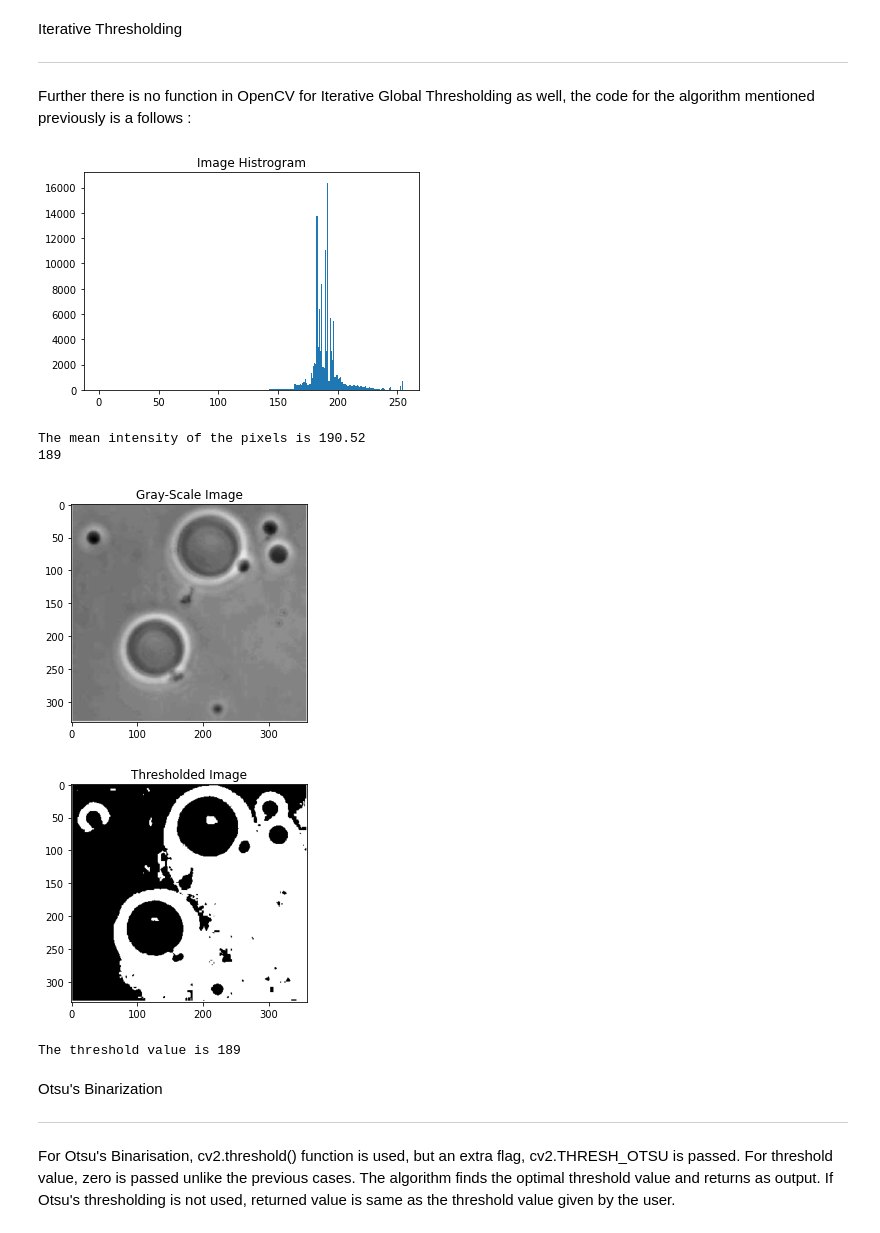
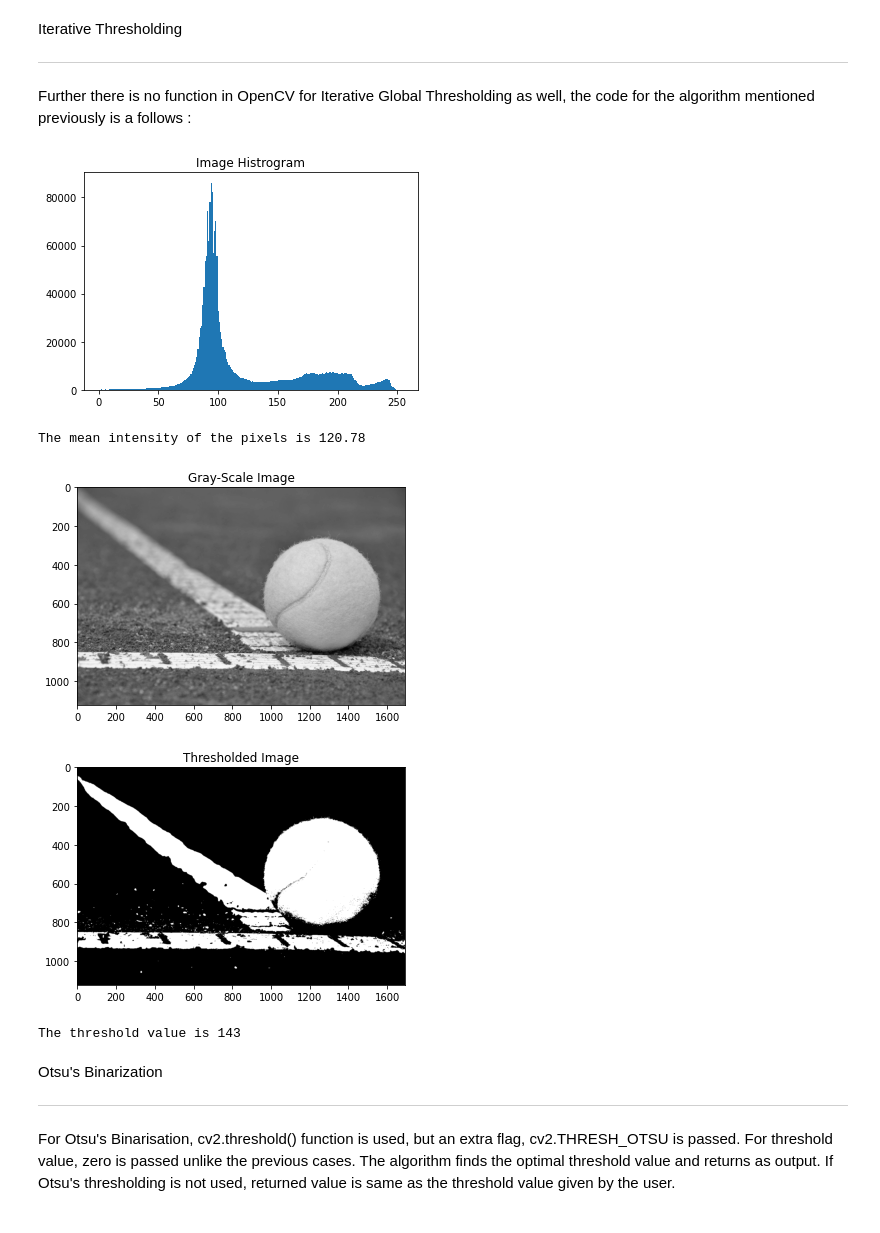
Before and after one commit to sgauthamr2001/cvi-session-1, a Jupyter notebook: notebooks/Thresholding.ipynb, the cells around one changed output. Cells and saved outputs as stored; diff of their text form; code cells hidden in the pictures.

```diff
--- a/notebooks/Thresholding.ipynb
+++ b/notebooks/Thresholding.ipynb
@@ -152,39 +169,37 @@ Iterative Thresholding
 
 Further there is no function in OpenCV for Iterative Global Thresholding as well, the code for the algorithm mentioned previously is a follows :
 # %%
-iter_gray = cv2.imread('cells_otsu.jpg',0)
+iter_gray = cv2.imread('ball.jpg',0)
 iter_hist = plt.hist(iter_gray.ravel(),256,[0,255])
 plt.title('Image Histrogram')
 plt.show()
 
 n = np.arange(256)
 iter_hist_n = iter_hist[0]*n
 T = np.sum(iter_hist_n)/np.sum(iter_hist[0])
 print('The mean intensity of the pixels is %.2f' % T)
 
 delta = 10
-while delta > 2 :
+while delta > 0.5 :
   M1    = np.sum(iter_hist_n[:int(T)-1])/np.sum(iter_hist[0][:int(T)-1])
   M2    = np.sum(iter_hist_n[int(T):])/np.sum(iter_hist[0][int(T):])
   delta = abs(T-0.5*(M1+M2))
   T     = int((M1 + M2)/2)
-  print(T)
 _,iter_th = cv2.threshold(iter_gray,T,255,cv2.THRESH_BINARY)
 
 plt.imshow(iter_gray,'gray')
 plt.title('Gray-Scale Image')
 plt.show()
 plt.imshow(iter_th,'gray')
 plt.title('Thresholded Image')
 plt.show()
 print('The threshold value is %d' % T)
 # %% [output]
-[figure, old version]
+[figure, new version]
-The mean intensity of the pixels is 190.52
-189
+The mean intensity of the pixels is 120.78
-[figure, old version]
+[figure, new version]
-[figure, old version]
+[figure, new version]
-The threshold value is 189
+The threshold value is 143
 # %% [markdown]
 Otsu's Binarization
 
```
Also changed, not shown: parts of 6 cells of this notebook.
